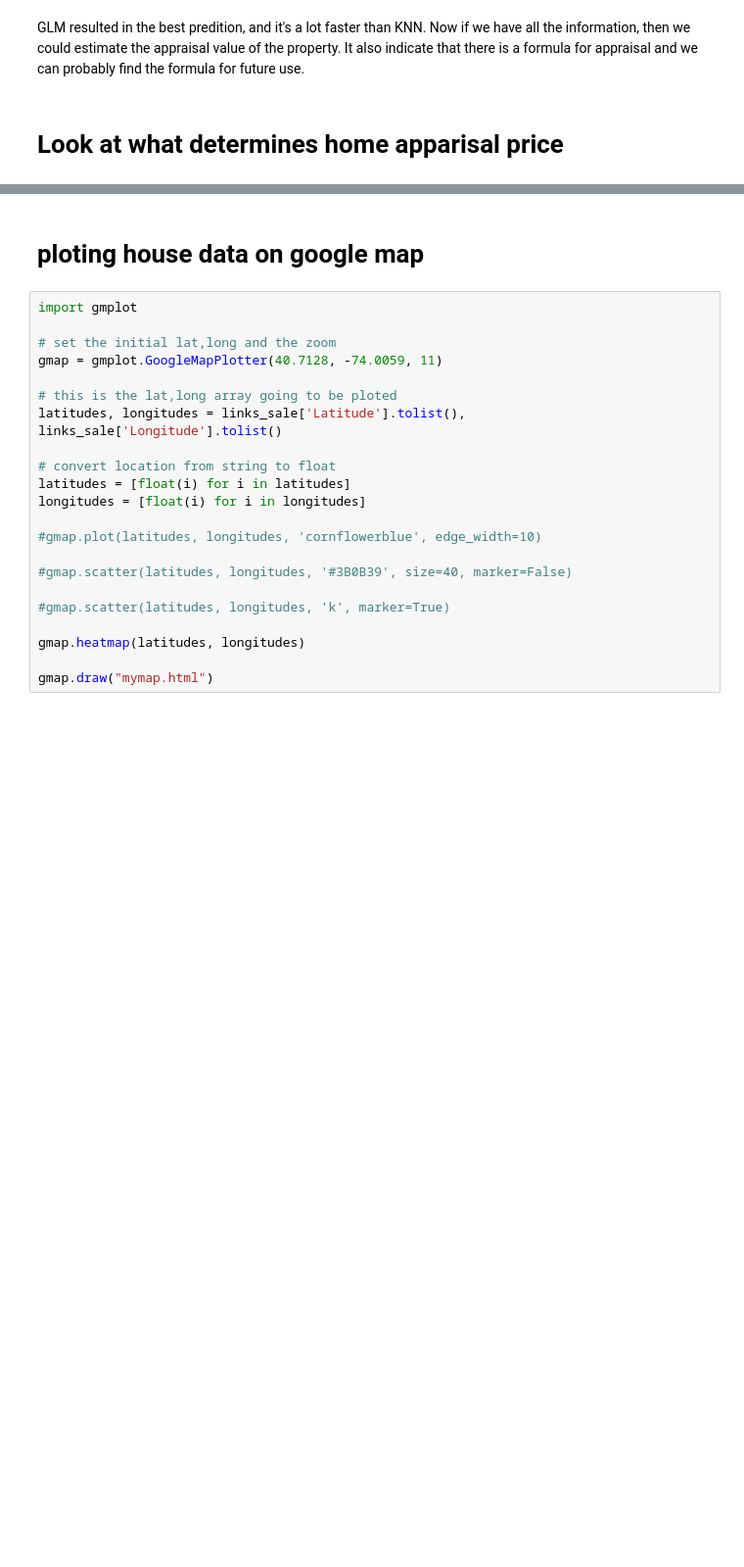
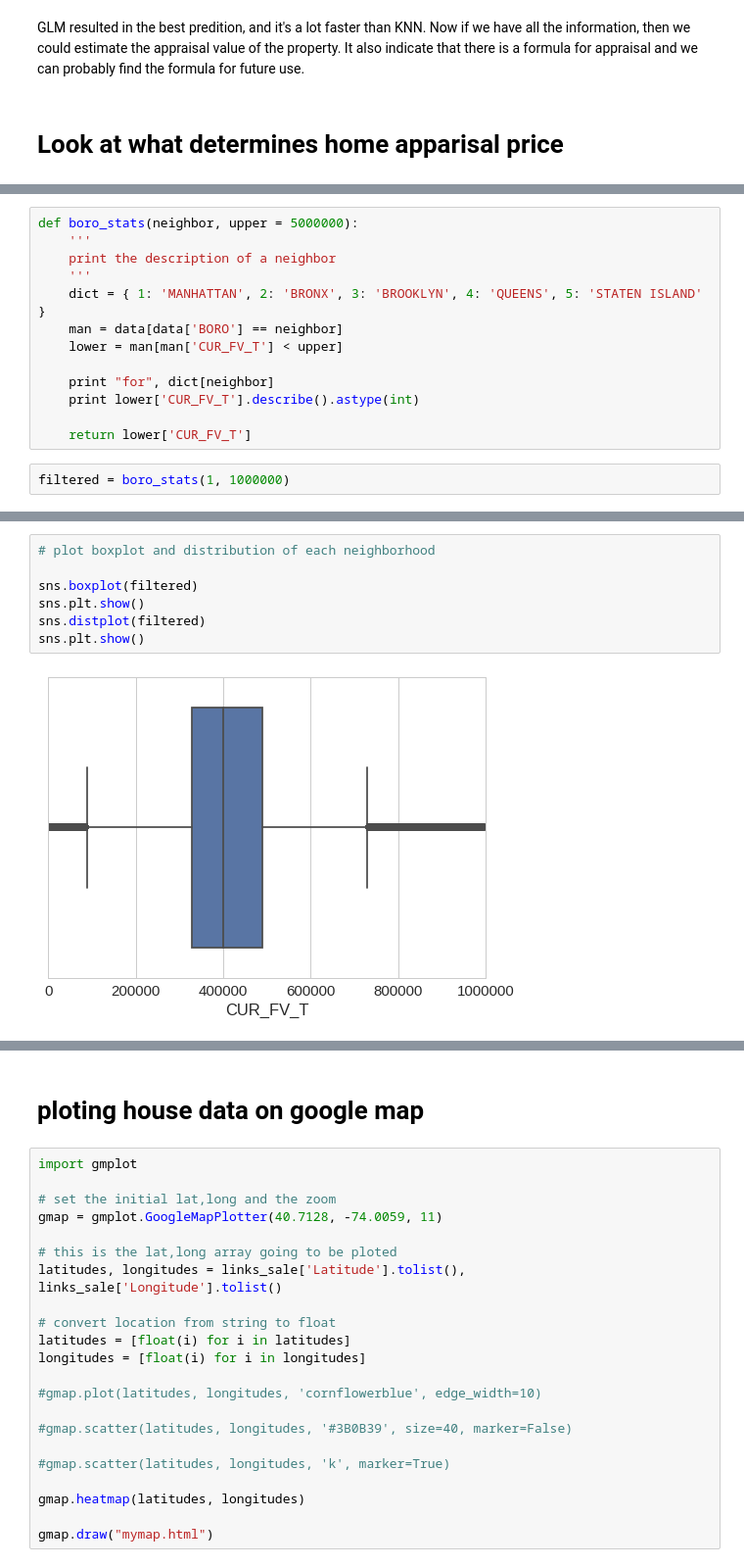
Before and after one commit to yangliu2/DataIncubator, a Jupyter notebook: Finding_home.ipynb, the cells around one changed output, grey strips where cells are left out. Shown at 98% size. Drawn from its saved outputs; the diff is of its cells as text; blank space fills up the shorter version.

```diff
--- a/Finding_home.ipynb
+++ b/Finding_home.ipynb
@@ -524,0 +678,15 @@ GLM resulted in the best predition, and it's a lot faster than KNN. Now if we ha
+# %%
+def boro_stats(neighbor, upper = 5000000):
+    '''
+    print the description of a neighbor
+    '''
+    dict = { 1: 'MANHATTAN', 2: 'BRONX', 3: 'BROOKLYN', 4: 'QUEENS', 5: 'STATEN ISLAND' }
+    man = data[data['BORO'] == neighbor]
+    lower = man[man['CUR_FV_T'] < upper]
+
+    print "for", dict[neighbor]
+    print lower['CUR_FV_T'].describe().astype(int)
+
+    return lower['CUR_FV_T']
+# %%
+filtered = boro_stats(1, 1000000)
@@ -524,0 +704,9 @@ GLM resulted in the best predition, and it's a lot faster than KNN. Now if we ha
+# %%
+# plot boxplot and distribution of each neighborhood
+
+sns.boxplot(filtered)
+sns.plt.show()
+sns.distplot(filtered)
+sns.plt.show()
+# %% [output]
+[figure, added]
```
Also changed, not shown: parts of 61 cells of this notebook, 5 other files.
